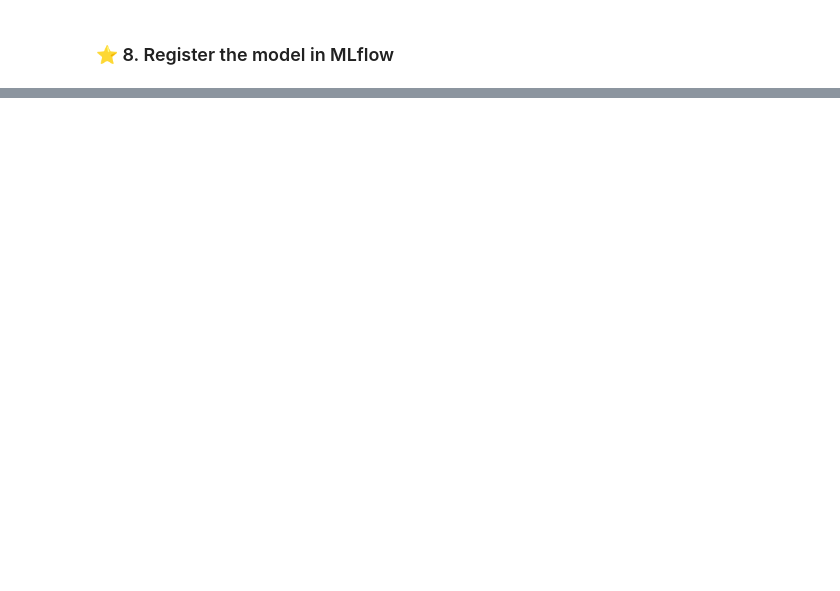
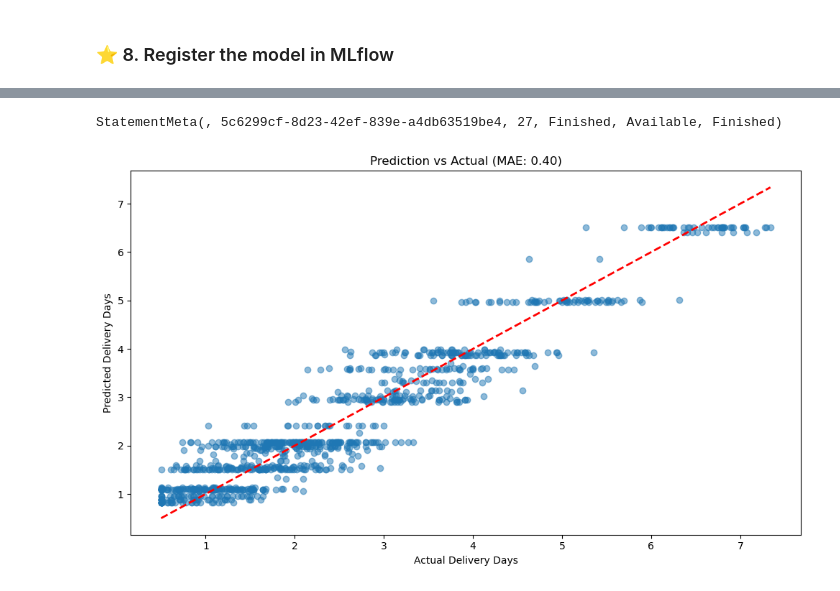
Before and after one commit to claraworkman/Fabric-Semantic-Link-AutoML-Regression, a Jupyter notebook: 02_autoML_training_pipeline.ipynb, the cells around one changed output, grey strips where cells are left out. Cells and saved outputs as stored; diff of their text form; code cells hidden in the pictures; blank space fills up the shorter version.

```diff
--- a/02_autoML_training_pipeline.ipynb
+++ b/02_autoML_training_pipeline.ipynb
@@ -78,8 +136,9 @@ Features are:
 # %%
-# Target (what we predict)
+# Define target variable
 target_col = "delivery_days_actual"
+y = df[target_col].copy()
 
-# Simple feature list
+# Define features
 feature_cols = [
     "carrier_id",
     "warehouse_id",
@@ -92,6 +151,13 @@ feature_cols = [
     "ship_month",
 ]
 
-X = df[feature_cols]
-y = df[target_col]
+X = df[feature_cols].copy()
+
+# Convert categorical variables to numeric codes
+categorical_cols = ['origin_region', 'destination_region', 'distance_band', 'service_level']
+for col in categorical_cols:
+    X[col] = X[col].astype("category").cat.codes
+
+print(f"✅ Features: {X.shape[1]} columns, {X.shape[0]:,} rows")
+print(f"✅ Target: {y.shape[0]:,} values")
 # %% [output]
@@ -103,5 +173,10 @@ We hold out 20% of the data as a test set to evaluate how well the model general
 # %%
 X_train, X_test, y_train, y_test = train_test_split(
-    X, y, test_size=0.2, random_state=42
+    X, y,
+    test_size=0.2,      # 20% for testing
+    random_state=42     # Reproducible split
 )
+
+print(f"Training samples: {len(X_train):,}")
+print(f"Test samples: {len(X_test):,}")
 # %% [output]
@@ -226,0 +349,18 @@ Model loaded: <class 'flaml.automl.model.RandomForestEstimator'>
+# %%
+# Import visualization libraries
+import matplotlib.pyplot as plt
+import seaborn as sns
+
+# Create scatter plot
+plt.figure(figsize=(10, 6))
+plt.scatter(y_test, preds, alpha=0.5)
+plt.plot([y_test.min(), y_test.max()], [y_test.min(), y_test.max()], 'r--', lw=2)
+plt.xlabel('Actual Delivery Days')
+plt.ylabel('Predicted Delivery Days')
+plt.title(f'Prediction vs Actual (MAE: {mae:.2f})')
+plt.tight_layout()
+plt.savefig('prediction_scatter.png')
+plt.show()
+# %% [output]
+StatementMeta(, 5c6299cf-8d23-42ef-839e-a4db63519be4, 27, Finished, Available, Finished)
+[figure, added]
```
Also changed, not shown: parts of 24 cells of this notebook, 5 other files.
